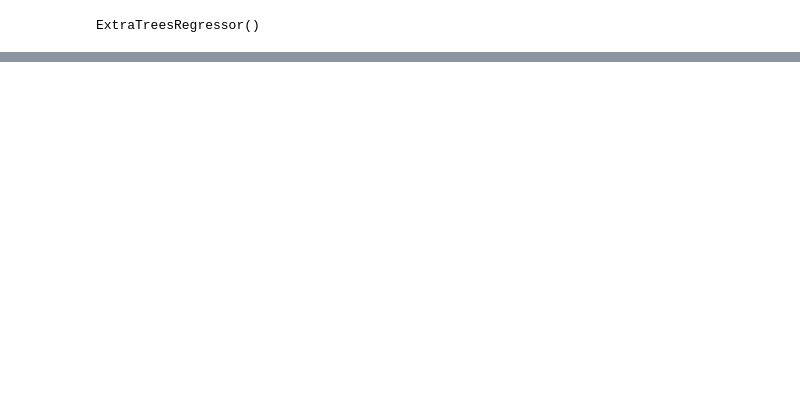
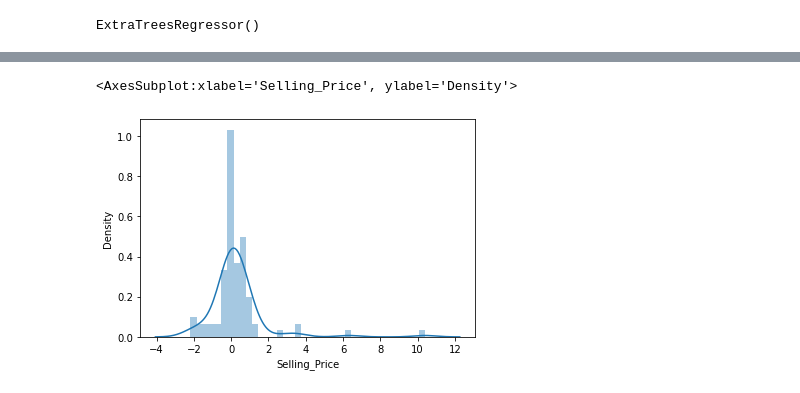
Before and after one commit to ayushjain9/Car_Selling_Prediction, a Jupyter notebook: Car_FE.ipynb, the cells around one changed output, grey strips where cells are left out. Cells and saved outputs as stored; diff of their text form; code cells hidden in the pictures; blank space fills up the shorter version.

```diff
--- a/Car_FE.ipynb
+++ b/Car_FE.ipynb
@@ -245,0 +320,12 @@ X_train, X_test, y_train, y_test = train_test_split(X, y, test_size=0.3, random_
+# %%
+# Use the random grid to search for best hyperparameters
+# First create the base model to tune
+rf = RandomForestRegressor()
+# %%
+# Random search of parameters, using 3 fold cross validation,
+# search across 100 different combinations
+rf_random = RandomizedSearchCV(estimator = rf, param_distributions = random_grid,scoring='neg_mean_squared_error',
+                               n_iter = 10,
+                               cv = 5, verbose=2, random_state=42, n_jobs = 1)
+# %%
+rf_random.fit(X_train,y_train)
@@ -245,0 +401,2 @@ X_train, X_test, y_train, y_test = train_test_split(X, y, test_size=0.3, random_
+# %%
+predictions=rf_random.predict(X_test)
@@ -245,0 +422,6 @@ X_train, X_test, y_train, y_test = train_test_split(X, y, test_size=0.3, random_
+# %%
+sns.distplot(y_test-predictions)
+# difference between ytest and prediction should be minimal
+# %% [output]
+<AxesSubplot:xlabel='Selling_Price', ylabel='Density'>
+[figure, added]
```
Also changed, not shown: parts of 29 cells of this notebook, 2 other files.
